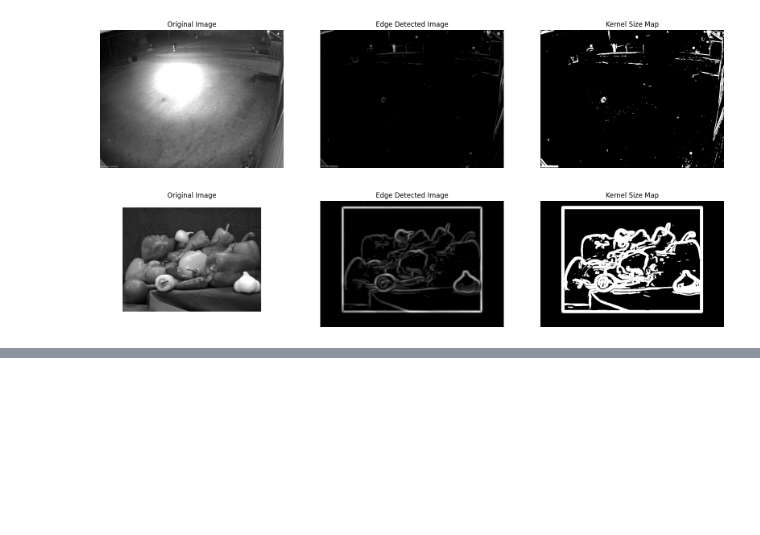
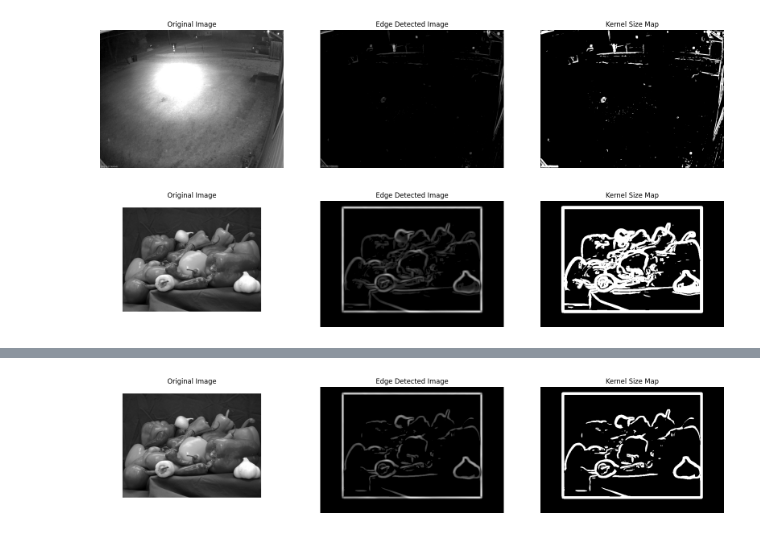
Before and after one commit to alyraafat/Computer-Vision-Assignments, a Jupyter notebook: assignment2/Assignment2.ipynb, the cells around one changed output, grey strips where cells are left out. Saved outputs shown, nothing was run; the diff lists cells and outputs as text; code cells hidden in the pictures; blank space fills up the shorter version.

```diff
--- a/assignment2/Assignment2.ipynb
+++ b/assignment2/Assignment2.ipynb
@@ -165,0 +182,4 @@ M, S = test_img('./test4.png', 13, 10)
+# %%
+M, S = test_img('./test4.png', 13, 20)
+# %% [output]
+[figure, added]
```
Also changed, not shown: parts of 6 cells of this notebook.
